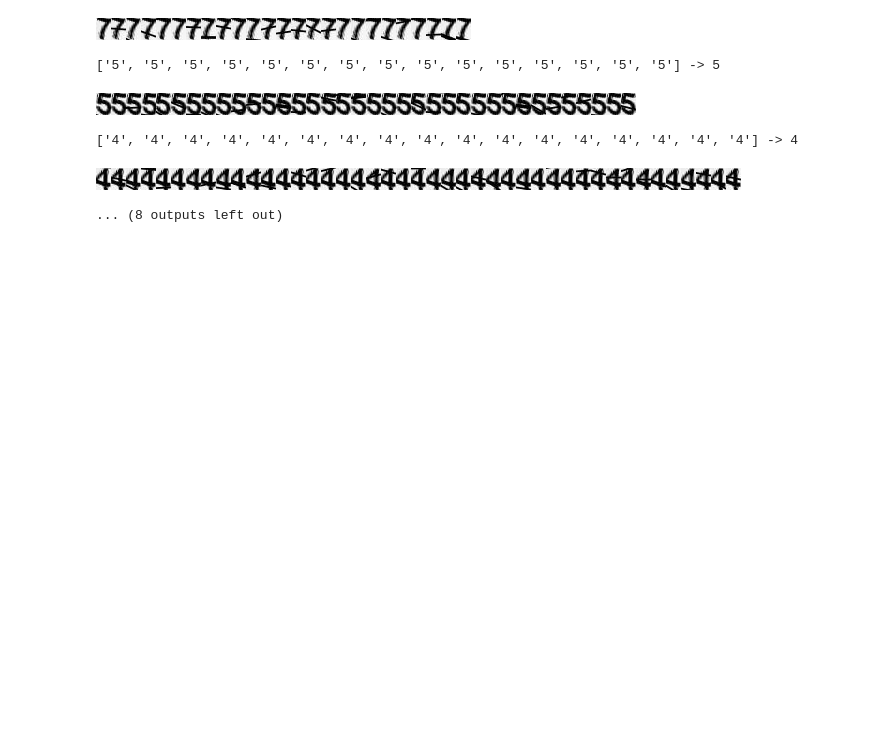
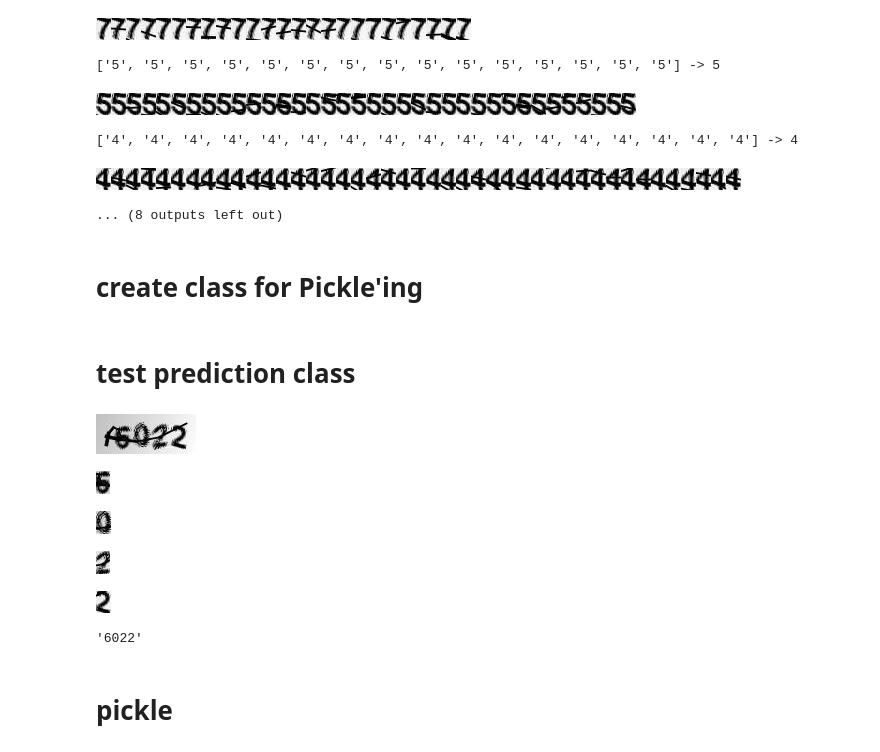
Before and after one commit to fmspatrickrosendahl/my-first-binder, a Jupyter notebook: notebooks/SITC1/preprocess_sitc1.ipynb, the cells around one changed output. Cells and saved outputs as stored; diff of their text form; code cells hidden in the pictures; blank space fills up the shorter version.

Commit message:
pickle predictor class

```diff
--- a/notebooks/SITC1/preprocess_sitc1.ipynb
+++ b/notebooks/SITC1/preprocess_sitc1.ipynb
@@ -220,3 +220,49 @@ groups4 = group_clusters( digit4, kmeans4.labels_, filenames, 3 )
 ['4', '4', '4', '4', '4', '4', '4', '4', '4', '4', '4', '4', '4', '4', '4', '4', '4'] -> 4
 [figure]
 ... (8 outputs left out)
+# %% [markdown]
+# create class for Pickle'ing
+# %%
+from pydantic import BaseModel
+from typing import List, Tuple
+
+class CaptchaSolver:
+    rects = []
+    kmeans1 = None
+    groups1 = None
+    kmeans2 = None
+    groups2 = None
+    kmeans3 = None
+    groups3 = None
+    kmeans4 = None
+    groups4 = None
+    def predict( self, im ):
+        def predictdigit( di, kmeans, groups ) :
+            display(di)
+            return groups[kmeans.predict( [np.array(di.convert("L").getdata()) ] )[0]]
+        return predictdigit( im.copy().crop(rects[0]), kmeans1, groups1 ) + predictdigit( im.copy().crop(rects[1]), kmeans2, groups2 ) + predictdigit( im.copy().crop(rects[2]), kmeans3, groups3 ) + predictdigit( im.copy().crop(rects[3]), kmeans4, groups4 )
+
+solver = CaptchaSolver()
+solver.rects = rects
+solver.kmeans1 = kmeans1
+solver.groups1 = groups1
+solver.kmeans2 = kmeans2
+solver.groups2 = groups2
+solver.kmeans3 = kmeans3
+solver.groups3 = groups3
+solver.kmeans4 = kmeans4
+solver.groups4 = groups4
+# %% [markdown]
+# test prediction class
+# %%
+display( ims[0] )
+solver.predict( ims[0] )
+# %% [output]
+[figure, added]
+[figure, added]
+[figure, added]
+[figure, added]
+[figure, added]
+'6022'
+# %% [markdown]
+# pickle
```
Also changed, not shown: parts of 1 cell of this notebook, 1 other file.
